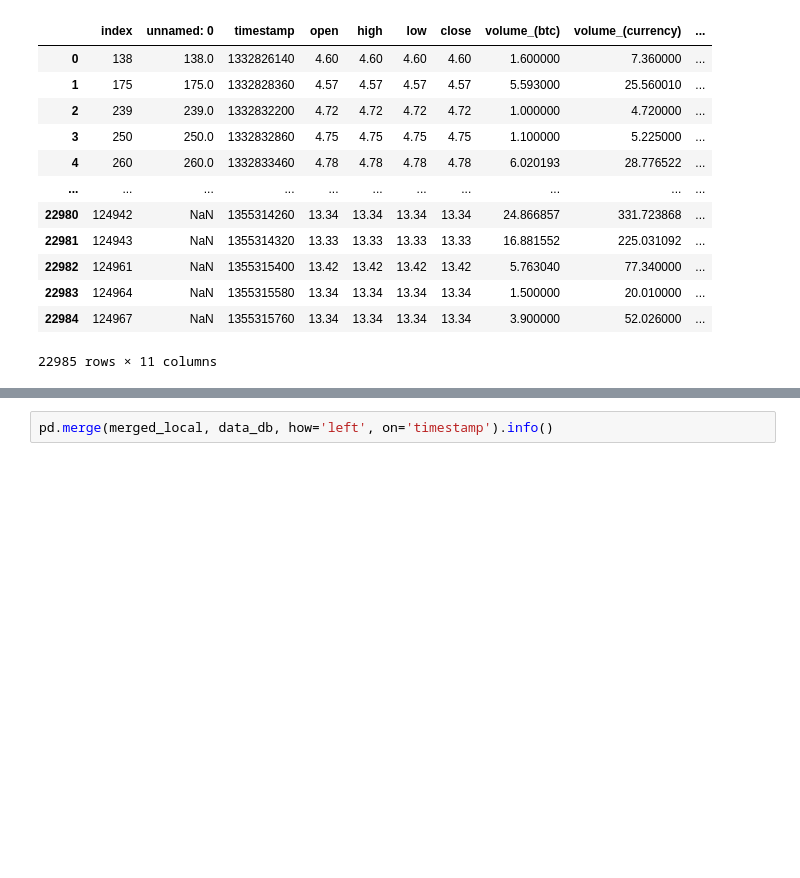
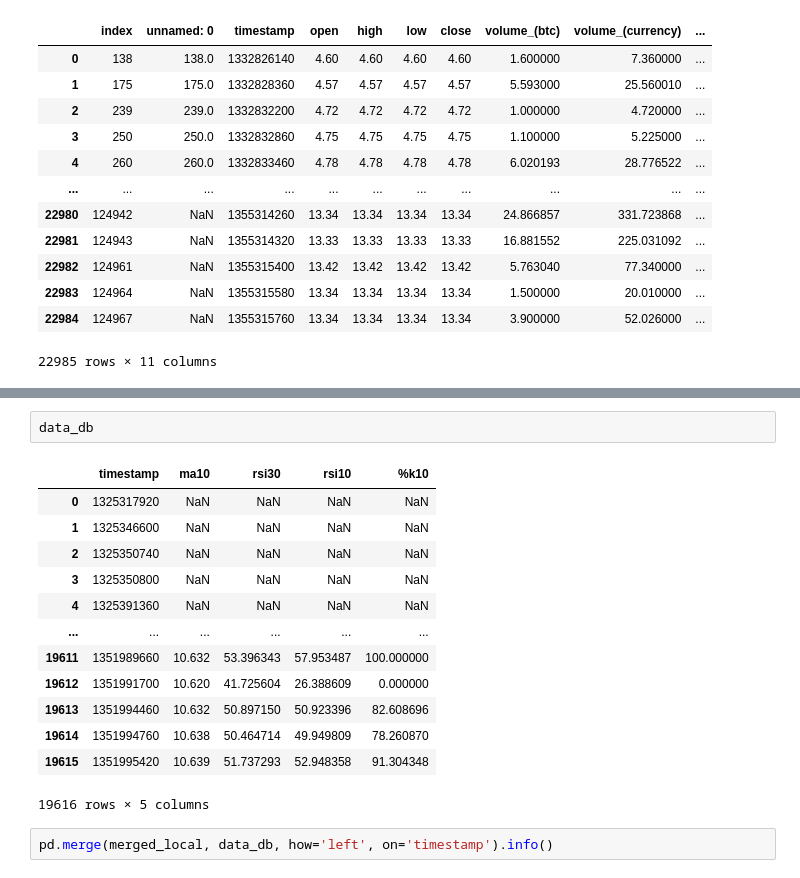
Before and after one commit to 0xjrr/ds-hackaton2-ldsa, a Jupyter notebook: HCKT02 - Data Wrangling/test.ipynb, the cells around one changed output, grey strips where cells are left out. Cells and saved outputs as stored; diff of their text form; blank space fills up the shorter version.

```diff
--- a/HCKT02 - Data Wrangling/test.ipynb
+++ b/HCKT02 - Data Wrangling/test.ipynb
@@ -267,3 +289,19 @@ memory usage: 1.9+ MB
+# %%
+data_db
+# %% [output]
+|  | timestamp | ma10 | rsi30 | rsi10 | %k10 |
+| 0 | 1325317920 | NaN | NaN | NaN | NaN |
+| 1 | 1325346600 | NaN | NaN | NaN | NaN |
+| 2 | 1325350740 | NaN | NaN | NaN | NaN |
+| 3 | 1325350800 | NaN | NaN | NaN | NaN |
+| 4 | 1325391360 | NaN | NaN | NaN | NaN |
+| ... | ... | ... | ... | ... | ... |
+| 19611 | 1351989660 | 10.632 | 53.396343 | 57.953487 | 100.000000 |
+| 19612 | 1351991700 | 10.620 | 41.725604 | 26.388609 | 0.000000 |
+| 19613 | 1351994460 | 10.632 | 50.897150 | 50.923396 | 82.608696 |
+| 19614 | 1351994760 | 10.638 | 50.464714 | 49.949809 | 78.260870 |
+| 19615 | 1351995420 | 10.639 | 51.737293 | 52.948358 | 91.304348 |
+19616 rows × 5 columns
 # %%
 pd.merge(merged_local, data_db, how='left', on='timestamp').info()
 # %% [output]
```
Also changed, not shown: parts of 18 cells of this notebook, 1 other file.
